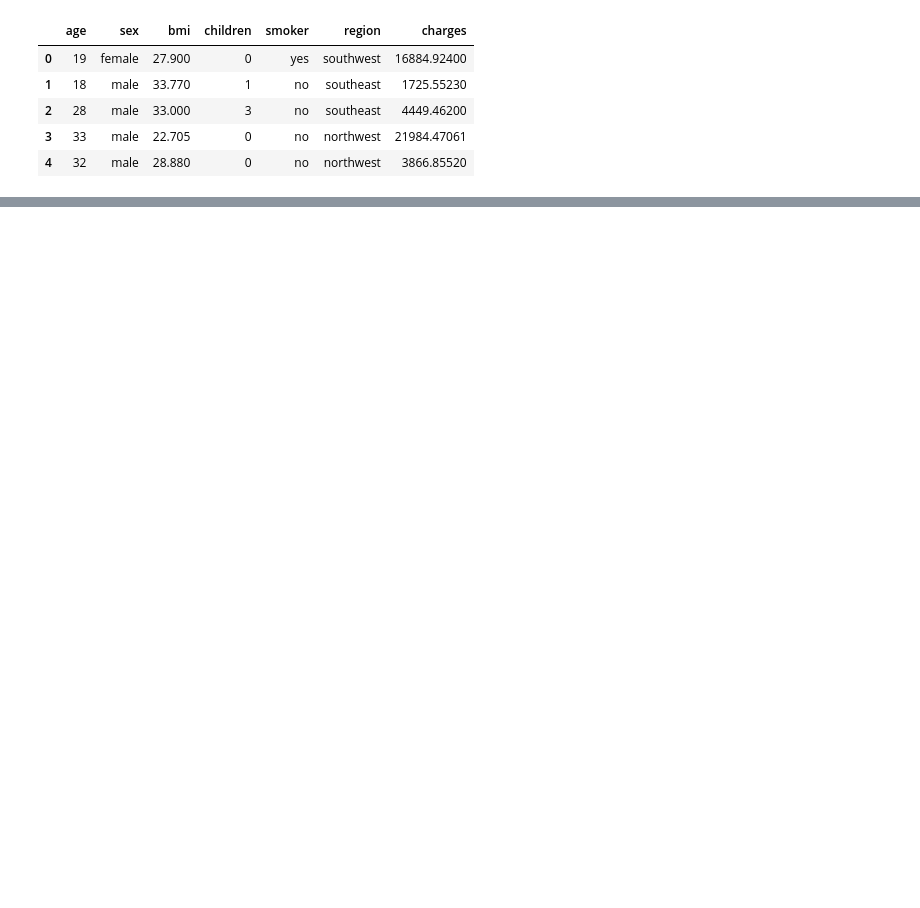
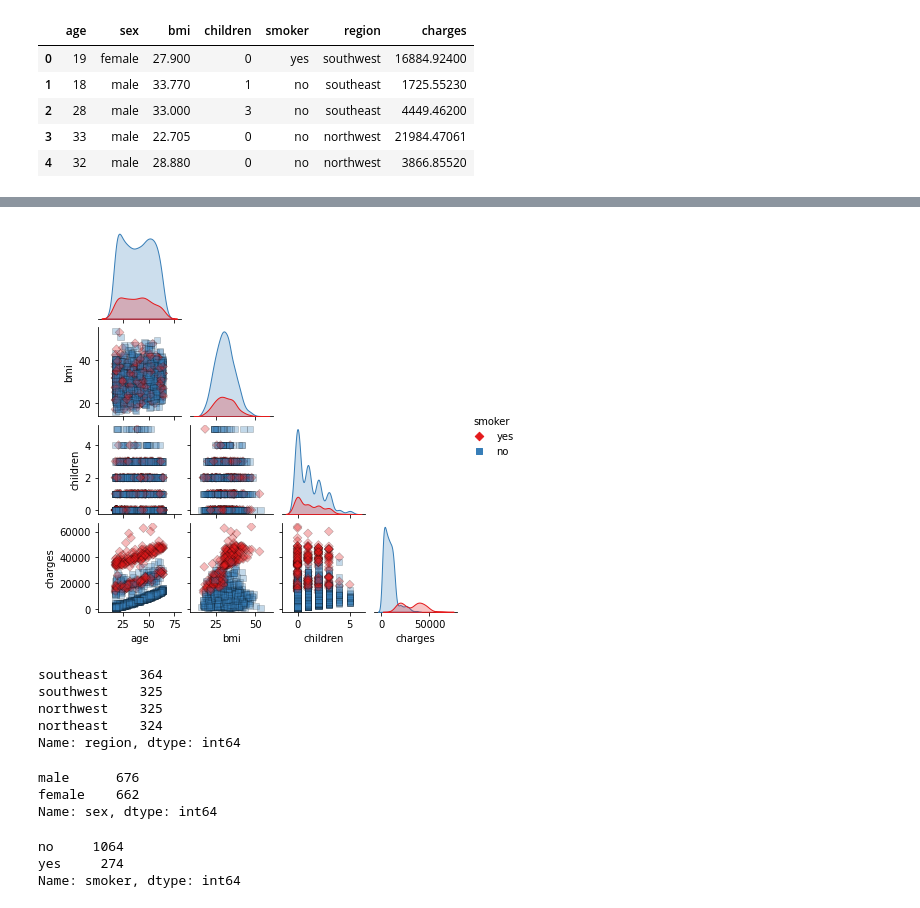
Before and after one commit to badicev/KaggleCode, a Jupyter notebook: Global_AI_Hub_Project_1.ipynb, the cells around one changed output, grey strips where cells are left out. Cells and saved outputs as stored; diff of their text form; code cells hidden in the pictures; blank space fills up the shorter version.

```diff
--- a/Global_AI_Hub_Project_1.ipynb
+++ b/Global_AI_Hub_Project_1.ipynb
@@ -42,0 +52,29 @@ fatal: not a git repository (or any of the parent directories): .git
+# %%
+sns.pairplot(data=ins, height=1.5, hue="smoker",
+             palette="Set1",plot_kws = {'alpha': 0.3, 's': 40, 'edgecolor': 'k'}, markers=["D", "s"],
+             corner=True);
+# %% [output]
+[figure, added]
+# %%
+ins["region"].value_counts()
+
+##TODO
+#https://pbpython.com/categorical-encoding.html
+# %% [output]
+southeast    364
+southwest    325
+northwest    325
+northeast    324
+Name: region, dtype: int64
+# %%
+ins["sex"].value_counts()
+# %% [output]
+male      676
+female    662
+Name: sex, dtype: int64
+# %%
+ins["smoker"].value_counts()
+# %% [output]
+no     1064
+yes     274
+Name: smoker, dtype: int64
```
Also changed, not shown: parts of 34 cells of this notebook.
